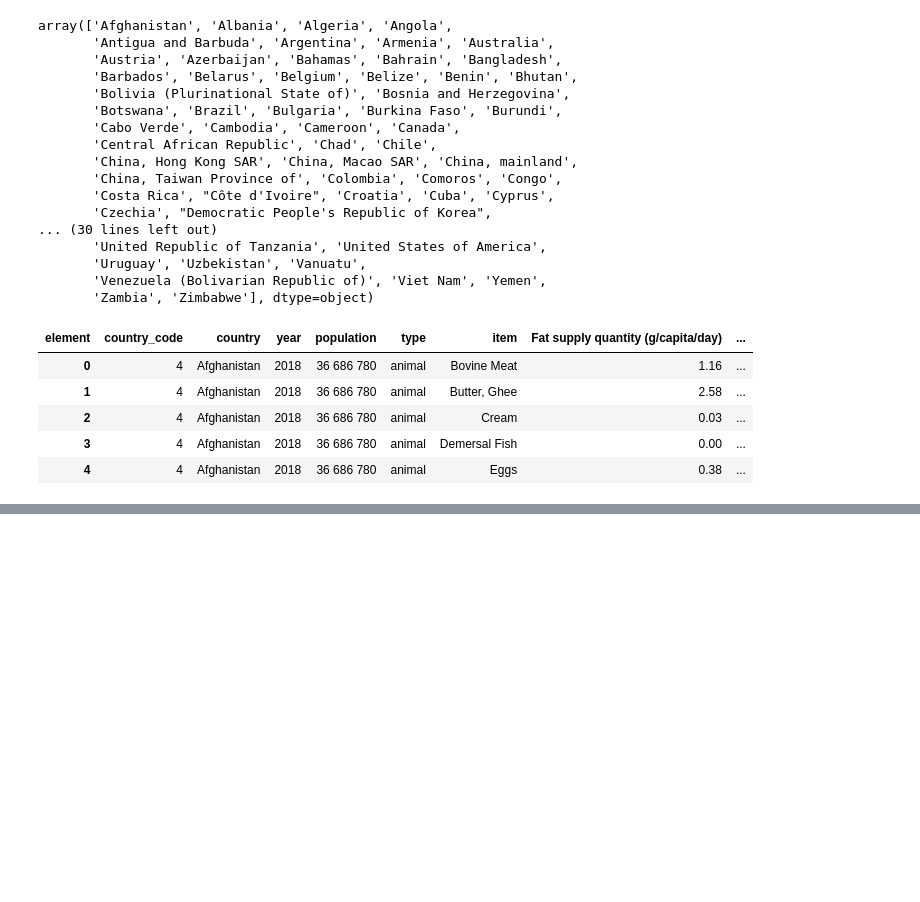
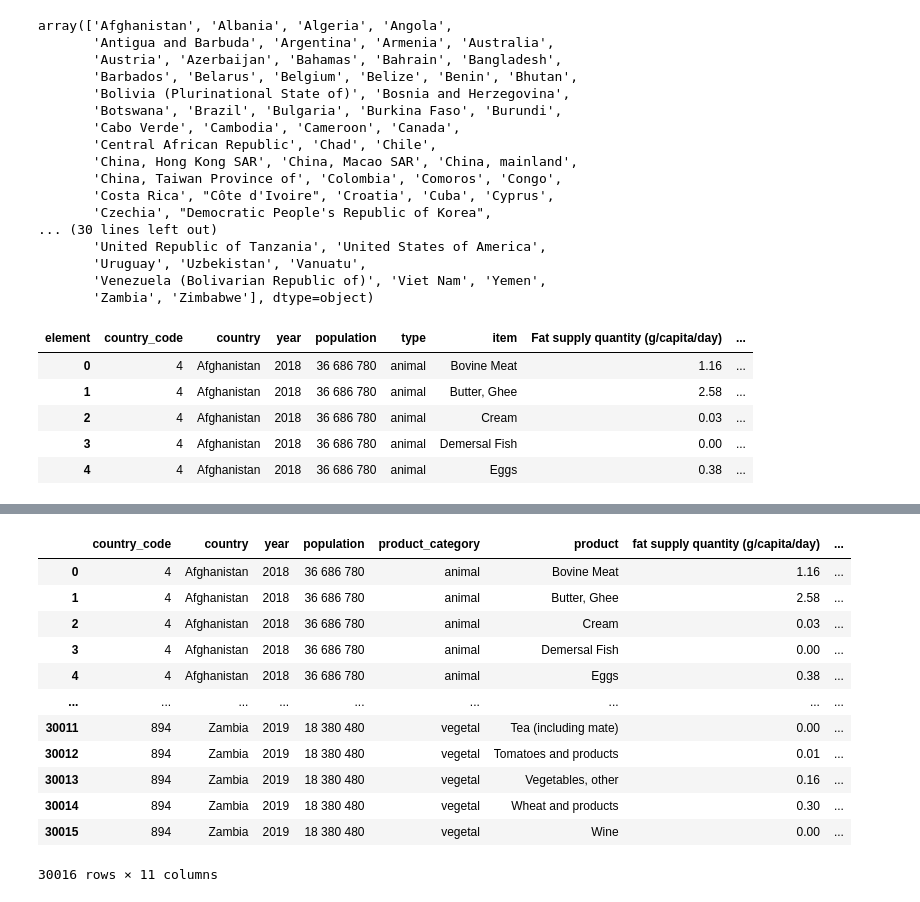
Before and after one commit to faridig/FAO_STAT, a Jupyter notebook: farid.ipynb, the cells around one changed output, grey strips where cells are left out. Drawn from its saved outputs; the diff is of its cells as text; code cells hidden in the pictures; blank space fills up the shorter version.

```diff
--- a/farid.ipynb
+++ b/farid.ipynb
@@ -252,0 +332,22 @@ df_wide.shape
+# %%
+df_geo.rename(columns={'Area': 'country'}, inplace = True)
+
+
+result_left = pd.merge(df_wide, df_geo, on='country', how='left')
+
+# result_left.drop_duplicates()
+result_left
+# %% [output]
+|  | country_code | country | year | population | product_category | product | fat supply quantity (g/capita/day) | ... |
+| 0 | 4 | Afghanistan | 2018 | 36 686 780 | animal | Bovine Meat | 1.16 | ... |
+| 1 | 4 | Afghanistan | 2018 | 36 686 780 | animal | Butter, Ghee | 2.58 | ... |
+| 2 | 4 | Afghanistan | 2018 | 36 686 780 | animal | Cream | 0.03 | ... |
+| 3 | 4 | Afghanistan | 2018 | 36 686 780 | animal | Demersal Fish | 0.00 | ... |
+| 4 | 4 | Afghanistan | 2018 | 36 686 780 | animal | Eggs | 0.38 | ... |
+| ... | ... | ... | ... | ... | ... | ... | ... | ... |
+| 30011 | 894 | Zambia | 2019 | 18 380 480 | vegetal | Tea (including mate) | 0.00 | ... |
+| 30012 | 894 | Zambia | 2019 | 18 380 480 | vegetal | Tomatoes and products | 0.01 | ... |
+| 30013 | 894 | Zambia | 2019 | 18 380 480 | vegetal | Vegetables, other | 0.16 | ... |
+| 30014 | 894 | Zambia | 2019 | 18 380 480 | vegetal | Wheat and products | 0.30 | ... |
+| 30015 | 894 | Zambia | 2019 | 18 380 480 | vegetal | Wine | 0.00 | ... |
+30016 rows × 11 columns
```
Also changed, not shown: parts of 4 cells of this notebook, 22 other files.
